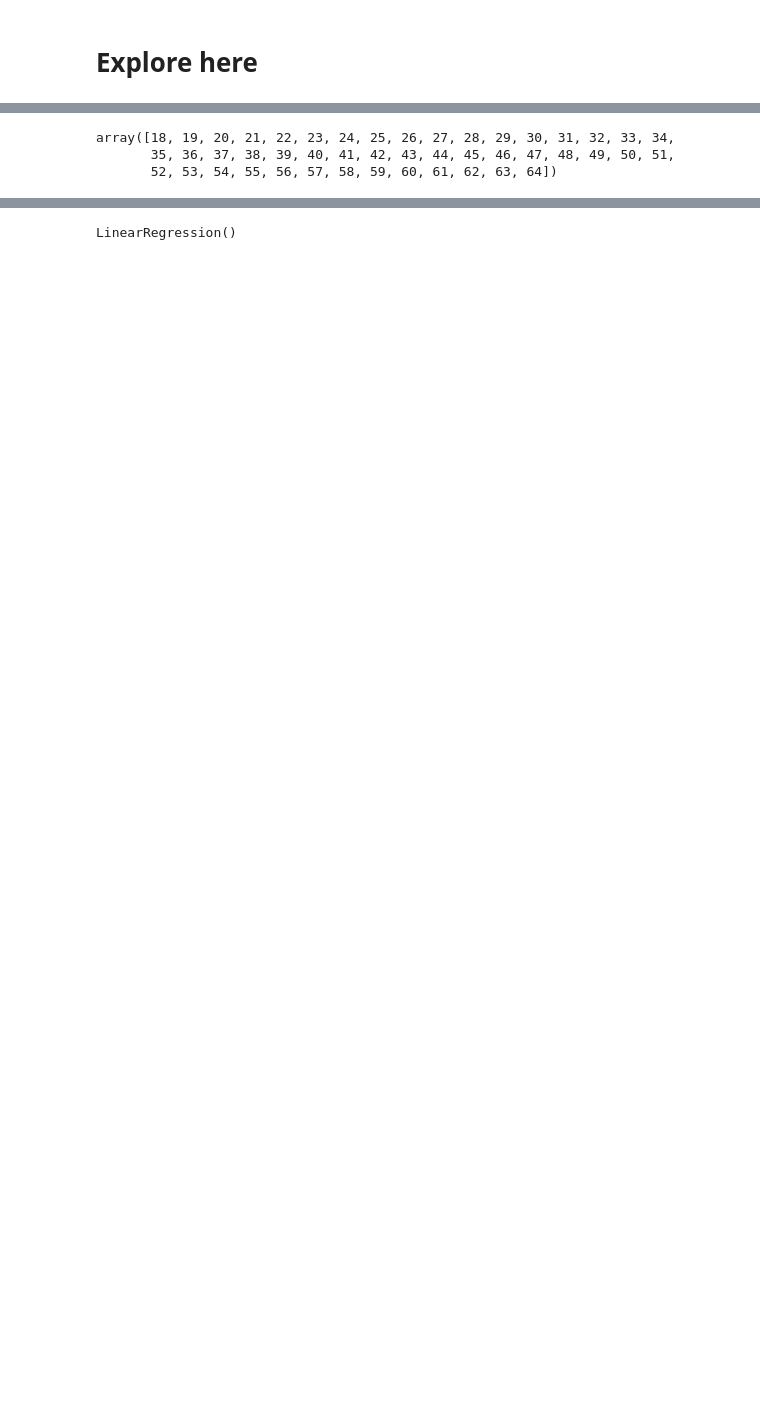
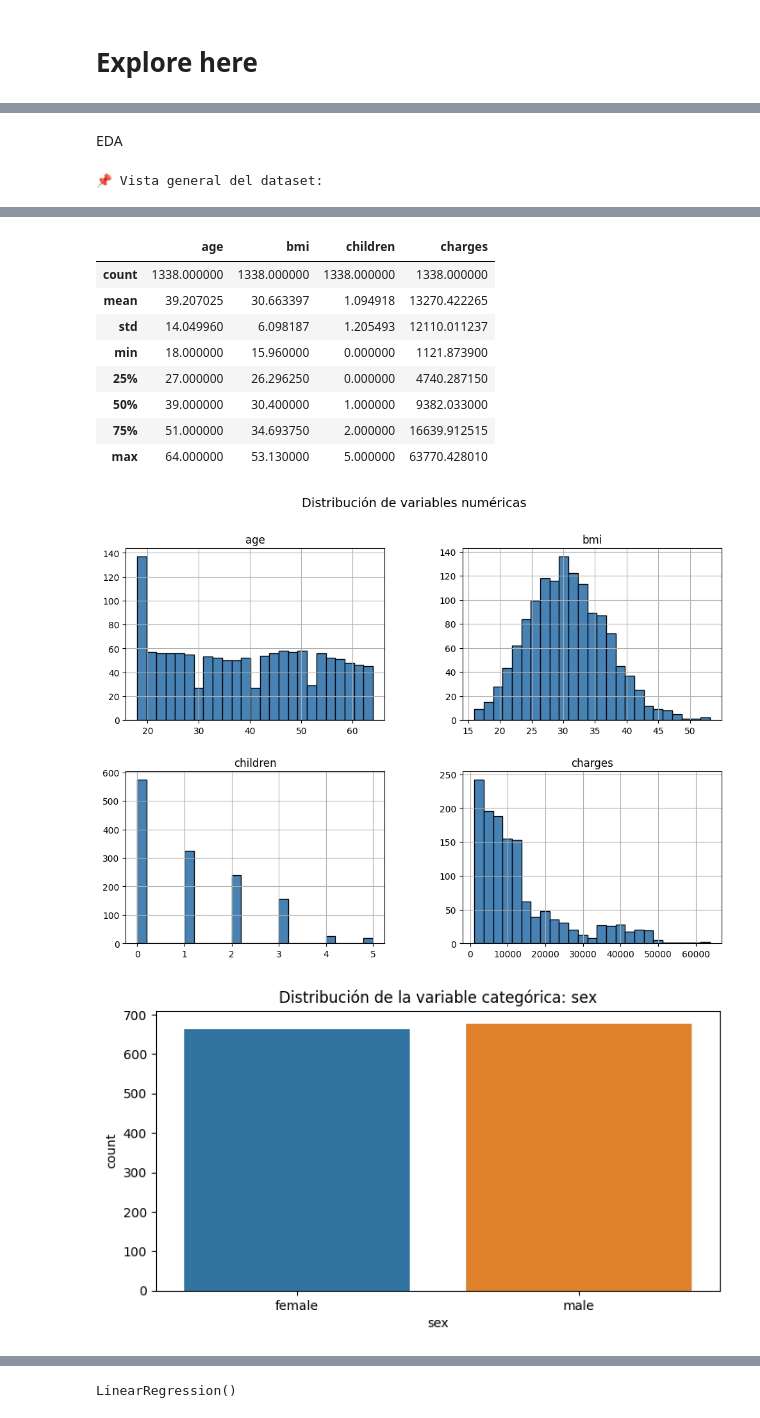
Before and after one commit to 4GeeksAcademy/Santi_Izquierdo, a Jupyter notebook: src/explore.ipynb, the cells around one changed output, grey strips where cells are left out. Drawn from its saved outputs; the diff is of its cells as text; code cells hidden in the pictures; blank space fills up the shorter version.

```diff
--- a/src/explore.ipynb
+++ b/src/explore.ipynb
@@ -44,6 +17,43 @@ for col in ['sex', 'smoker', 'region']:
-# %%
-np.sort(df['age'].unique())
-# %% [output]
-array([18, 19, 20, 21, 22, 23, 24, 25, 26, 27, 28, 29, 30, 31, 32, 33, 34,
-       35, 36, 37, 38, 39, 40, 41, 42, 43, 44, 45, 46, 47, 48, 49, 50, 51,
-       52, 53, 54, 55, 56, 57, 58, 59, 60, 61, 62, 63, 64])
+# %% [markdown]
+EDA
+# %%
+print("📌 Vista general del dataset:")
+display(df.head())
+
+print("\n📏 Información del dataset:")
+print(df.info())
+
+print("\n📊 Estadísticas descriptivas:")
+display(df.describe())
+
+numeric_cols = df.select_dtypes(include=[np.number]).columns
+
+df[numeric_cols].hist(bins=25, figsize=(12, 8), color='steelblue', edgecolor='black')
+plt.suptitle("Distribución de variables numéricas", fontsize=14)
+plt.show()
+
+categorical_cols = df.select_dtypes(include=['object']).columns
+
+for col in categorical_cols:
+    plt.figure(figsize=(8,4))
+    sns.countplot(data=df, x=col, hue=col, legend=False)
+    plt.title(f"Distribución de la variable categórica: {col}")
+    plt.show()
+
+corr = df.corr(numeric_only=True)
+plt.figure(figsize=(8,6))
+sns.heatmap(corr, annot=True, cmap='viridis')
+plt.title("Matriz de correlación de variables numéricas")
+plt.show()
+
+plt.figure(figsize=(10,6))
+sns.scatterplot(data=df, x='age', y='charges', hue='smoker', style='sex', alpha=0.8)
+plt.title('Cargos por edad y hábito de fumar')
+plt.show()
+
+plt.figure(figsize=(10,6))
+sns.scatterplot(data=df, x='bmi', y='charges', hue='smoker', alpha=0.8)
+plt.title('Cargos por IMC y hábito de fumar')
+plt.show()
+# %% [output]
+📌 Vista general del dataset:
@@ -49,0 +84,11 @@ array([18, 19, 20, 21, 22, 23, 24, 25, 26, 27, 28, 29, 30, 31, 32, 33, 34,
+|  | age | bmi | children | charges |
+| count | 1338.000000 | 1338.000000 | 1338.000000 | 1338.000000 |
+| mean | 39.207025 | 30.663397 | 1.094918 | 13270.422265 |
+| std | 14.049960 | 6.098187 | 1.205493 | 12110.011237 |
+| min | 18.000000 | 15.960000 | 0.000000 | 1121.873900 |
+| 25% | 27.000000 | 26.296250 | 0.000000 | 4740.287150 |
+| 50% | 39.000000 | 30.400000 | 1.000000 | 9382.033000 |
+| 75% | 51.000000 | 34.693750 | 2.000000 | 16639.912515 |
+| max | 64.000000 | 53.130000 | 5.000000 | 63770.428010 |
+[figure, added]
+[figure, added]
```
Also changed, not shown: parts of 20 cells of this notebook.
